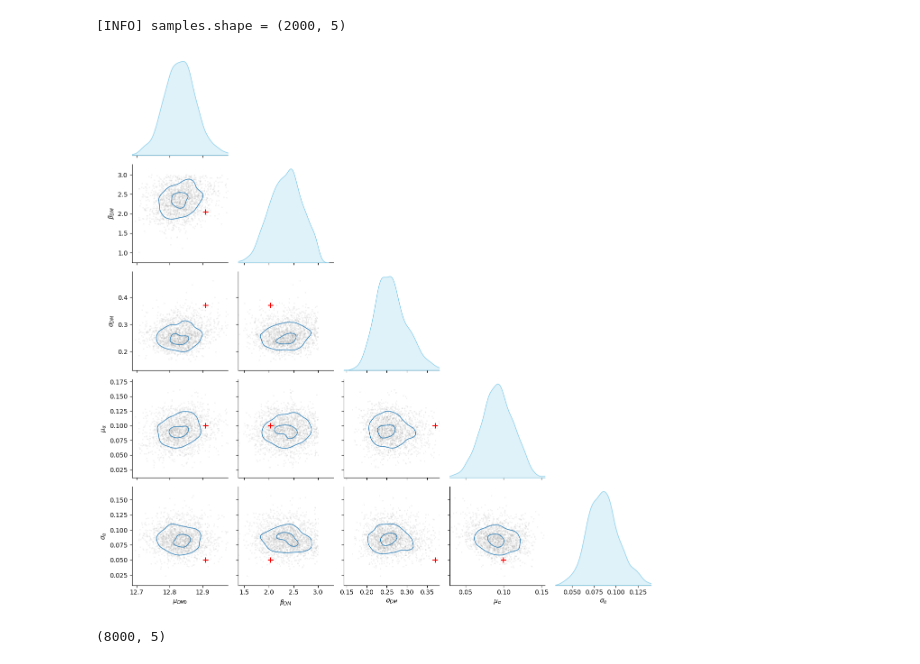
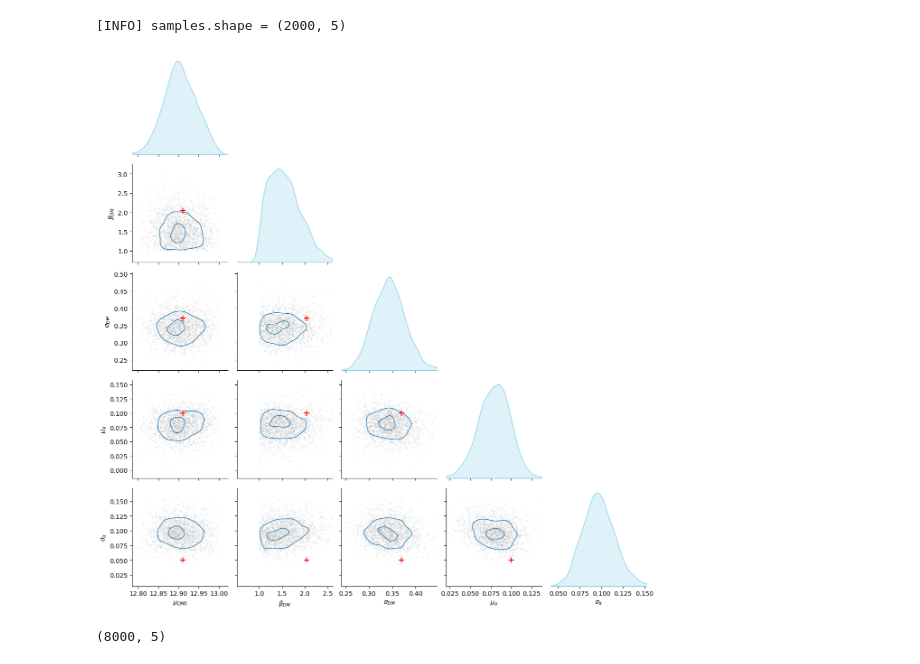
Before and after one commit to zheshishuoshuo/sl_inference_restart, a Jupyter notebook: test_notebook/plot_post.ipynb, the cells around one changed output. Saved outputs shown, nothing was run; the diff lists cells and outputs as text; code cells hidden in the pictures.

```diff
--- a/test_notebook/plot_post.ipynb
+++ b/test_notebook/plot_post.ipynb
@@ -60,16 +60,16 @@ def plot_pairplot_with_truth(
     plt.show()
 # %%
 plot_pairplot_with_truth(
-    hdf5_file="../chains/chains_eta1.h5",
-    discard=1000,
+    hdf5_file="../chains/chains_eta2.h5",
+    discard=2000,
     thin=10,
     labels=[r"$\mu_{DM0}$", r"$\beta_{DM}$", r"$\sigma_{DM}$", r"$\mu_\alpha$", r"$\sigma_\alpha$"],
     truths=[12.91, 2.04, 0.37, 0.1, 0.05],
     width_factor=3
 )
 # %% [output]
 [INFO] samples.shape = (2000, 5)
-[figure, old version]
+[figure, new version]
 # %%
 import numpy as np
 import pandas as pd
```
Also changed, not shown: 4 other files.
